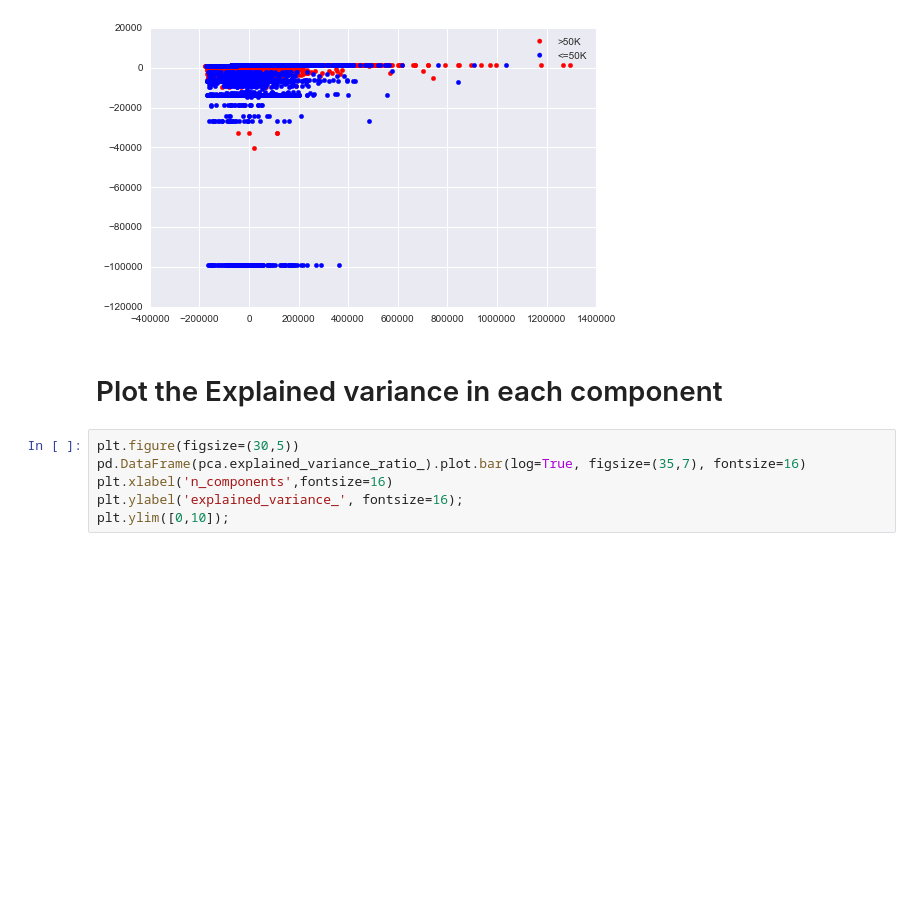
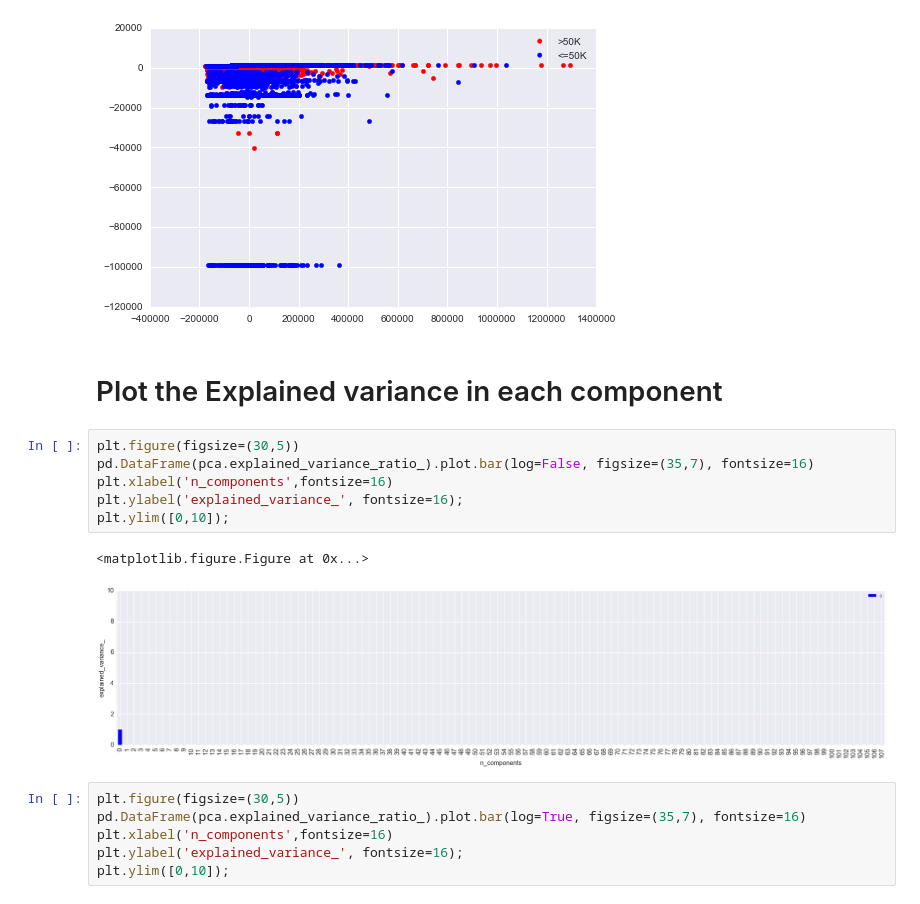
Before and after one commit to shirmeir/notebooks, a Jupyter notebook: predicting_income_from_census_income_data.ipynb, the cells around one changed output. Saved outputs shown, nothing was run; the diff lists cells and outputs as text; blank space fills up the shorter version.

```diff
--- a/predicting_income_from_census_income_data.ipynb
+++ b/predicting_income_from_census_income_data.ipynb
@@ -439,6 +441,15 @@ plt.legend()
 [figure]
 # %% [markdown]
 # Plot the Explained variance in each component
+# %%
+plt.figure(figsize=(30,5))
+pd.DataFrame(pca.explained_variance_ratio_).plot.bar(log=False, figsize=(35,7), fontsize=16)
+plt.xlabel('n_components',fontsize=16)
+plt.ylabel('explained_variance_', fontsize=16);
+plt.ylim([0,10]);
+# %% [output]
+<matplotlib.figure.Figure at 0x...>
+[figure, added]
 # %%
 plt.figure(figsize=(30,5))
 pd.DataFrame(pca.explained_variance_ratio_).plot.bar(log=True, figsize=(35,7), fontsize=16)
```
Also changed, not shown: parts of 10 cells of this notebook, 3 other files.
